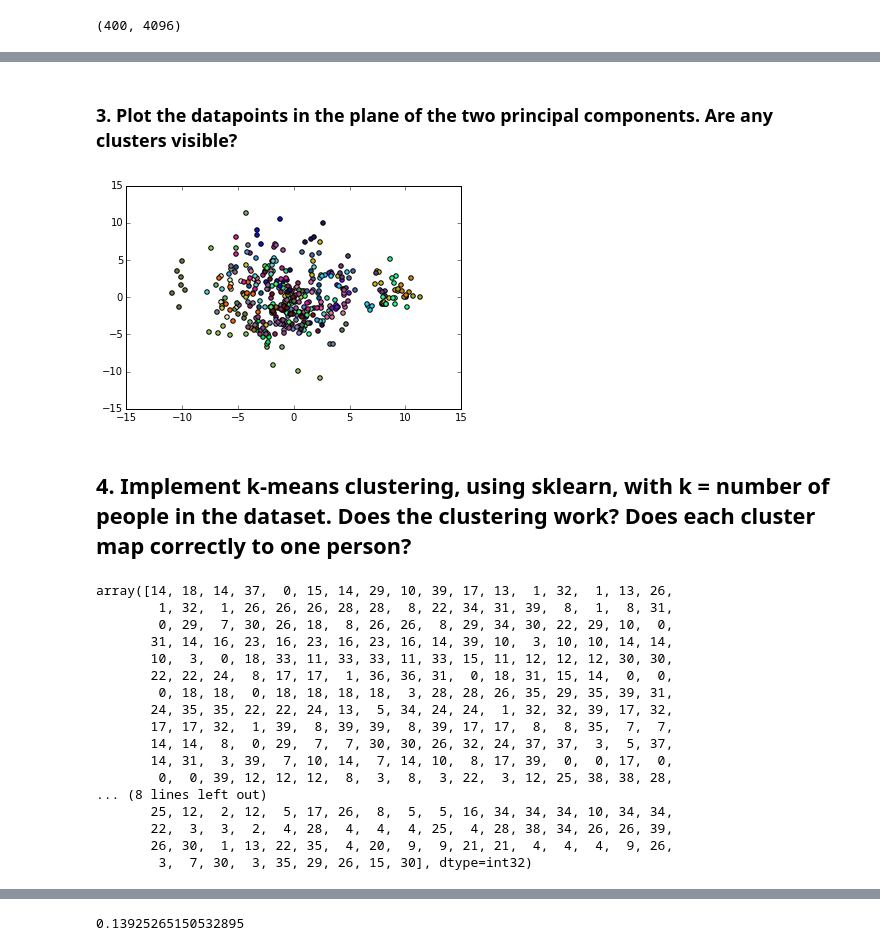
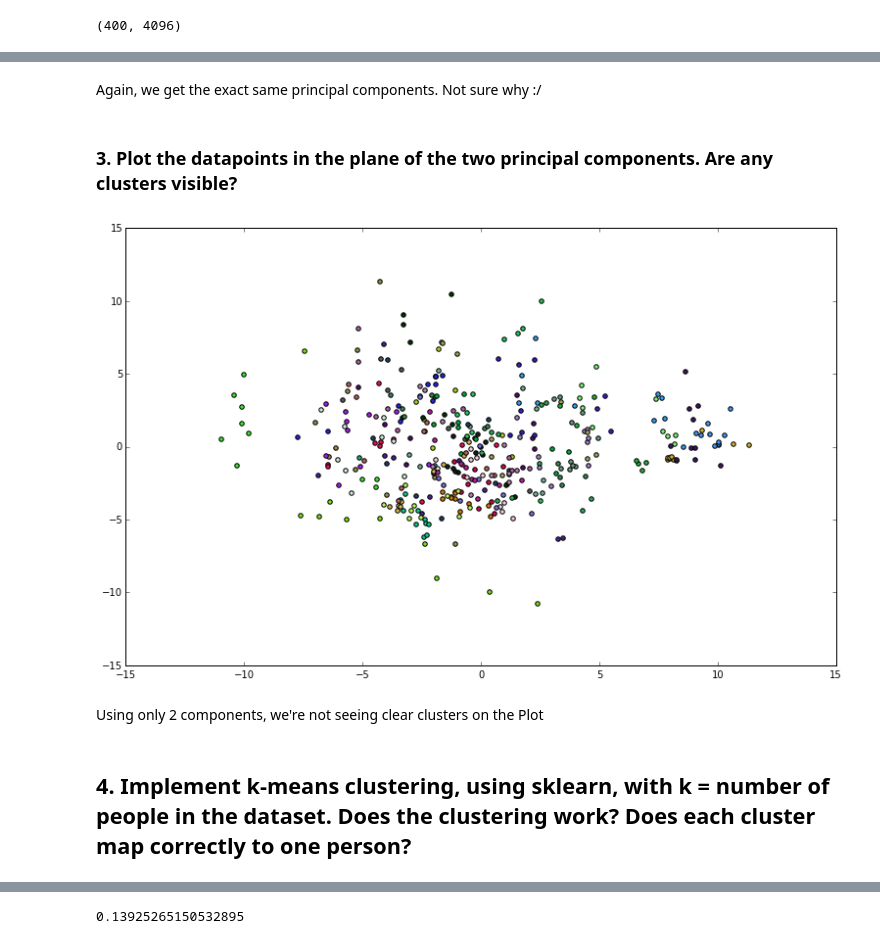
Before and after one commit to regabi/DAT_SF_10, a Jupyter notebook: Homework/HW4/HW4_remi.ipynb, the cells around one changed output, grey strips where cells are left out. Saved outputs shown, nothing was run; the diff lists cells and outputs as text; code cells hidden in the pictures.

```diff
--- a/Homework/HW4/HW4_remi.ipynb
+++ b/Homework/HW4/HW4_remi.ipynb
@@ -128,3 +78,5 @@ First 15 components explain 72.1% of variation
+# %% [markdown]
+Again, we get the exact same principal components. Not sure why :/
 # %% [markdown]
 ### 3. Plot the datapoints in the plane of the two principal components. Are any clusters visible?
 # %%
@@ -134,13 +87,17 @@ pca_X = pca.transform(X)
 pca_X1 = pca_X[:, 0:1]
 pca_X2 = pca_X[:, 1:2]
 # %%
+# Each person will have one color assigned
 cmap = matplotlib.colors.ListedColormap(np.random.rand(40,3))
 
+plt.figure(figsize=(13,8))
 for target in range(0, 40):
     plt.scatter(pca_X1[faces.target == target],
                 pca_X2[faces.target == target],
                 c=cmap.colors[target])
 # %% [output]
-[figure, old version]
+[figure, new version]
+# %% [markdown]
+Using only 2 components, we're not seeing clear clusters on the Plot
 # %% [markdown]
 ## 4. Implement k-means clustering, using sklearn, with k = number of people in the dataset. Does the clustering work? Does each cluster map correctly to one person?
@@ -149,25 +104,5 @@ from sklearn.cluster import KMeans
 # %%
 km = KMeans(n_clusters=40, init='k-means++', n_init=3, max_iter = 300, random_state=1)
 km.fit(pca_X)
-# centroids = km.cluster_centers_
 predictions = km.predict(pca_X)
-predictions
-# %% [output]
-array([14, 18, 14, 37,  0, 15, 14, 29, 10, 39, 17, 13,  1, 32,  1, 13, 26,
-        1, 32,  1, 26, 26, 26, 28, 28,  8, 22, 34, 31, 39,  8,  1,  8, 31,
-        0, 29,  7, 30, 26, 18,  8, 26, 26,  8, 29, 34, 30, 22, 29, 10,  0,
-       31, 14, 16, 23, 16, 23, 16, 23, 16, 14, 39, 10,  3, 10, 10, 14, 14,
-       10,  3,  0, 18, 33, 11, 33, 33, 11, 33, 15, 11, 12, 12, 12, 30, 30,
-       22, 22, 24,  8, 17, 17,  1, 36, 36, 31,  0, 18, 31, 15, 14,  0,  0,
-        0, 18, 18,  0, 18, 18, 18, 18,  3, 28, 28, 26, 35, 29, 35, 39, 31,
-       24, 35, 35, 22, 22, 24, 13,  5, 34, 24, 24,  1, 32, 32, 39, 17, 32,
-       17, 17, 32,  1, 39,  8, 39, 39,  8, 39, 17, 17,  8,  8, 35,  7,  7,
-       14, 14,  8,  0, 29,  7,  7, 30, 30, 26, 32, 24, 37, 37,  3,  5, 37,
-       14, 31,  3, 39,  7, 10, 14,  7, 14, 10,  8, 17, 39,  0,  0, 17,  0,
-        0,  0, 39, 12, 12, 12,  8,  3,  8,  3, 22,  3, 12, 25, 38, 38, 28,
-... (8 lines left out)
-       25, 12,  2, 12,  5, 17, 26,  8,  5,  5, 16, 34, 34, 34, 10, 34, 34,
-       22,  3,  3,  2,  4, 28,  4,  4,  4, 25,  4, 28, 38, 34, 26, 26, 39,
-       26, 30,  1, 13, 22, 35,  4, 20,  9,  9, 21, 21,  4,  4,  4,  9, 26,
-        3,  7, 30,  3, 35, 29, 26, 15, 30], dtype=int32)
 # %%
```
Also changed, not shown: parts of 25 cells of this notebook.
